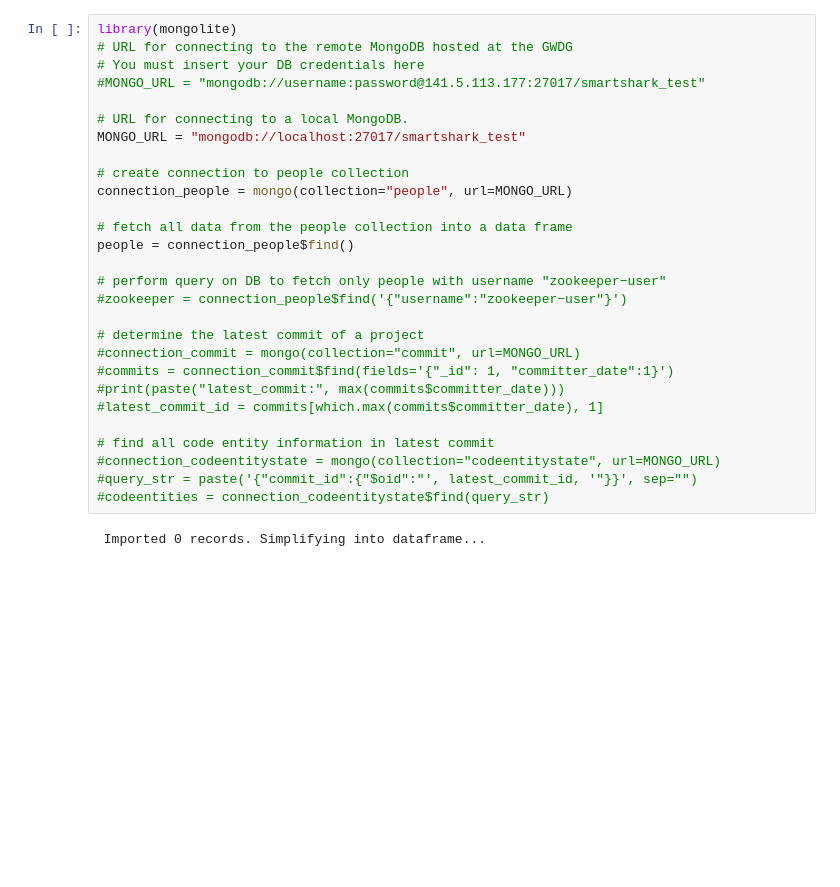
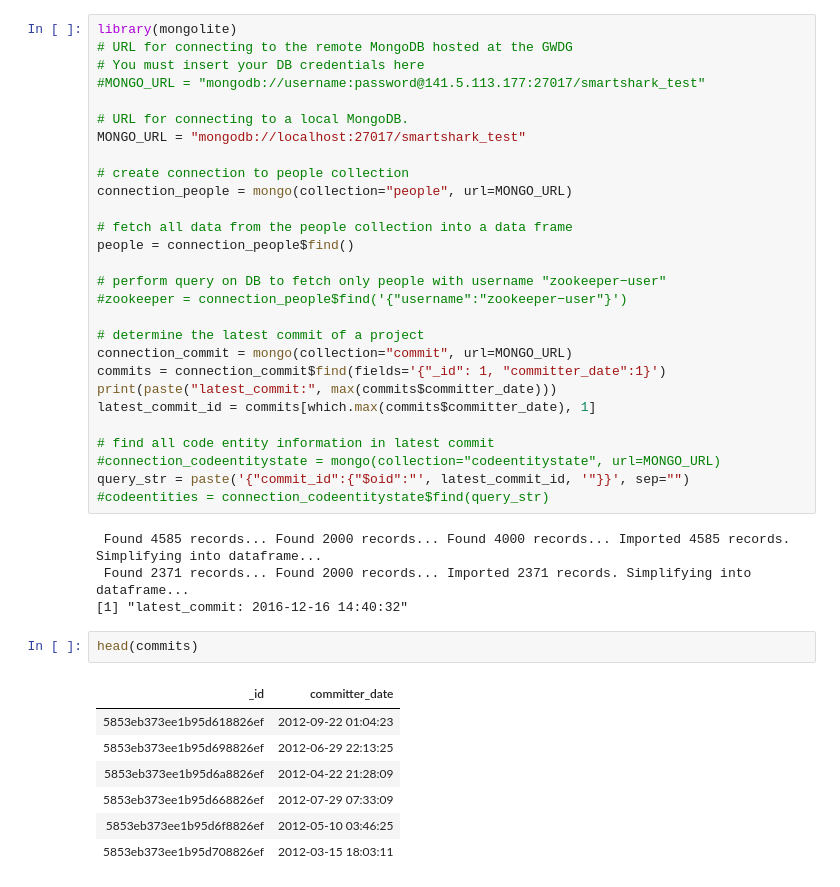
Before and after one commit to pmarszal/ZookeeperAnalysis, a Jupyter notebook: notebook-sketches/JustCheckingThatDBisokay.ipynb, the cells around one changed output. Cells and saved outputs as stored; diff of their text form; blank space fills up the shorter version.

Commit message:
Checked out the committable, frequencies are plotted

```diff
--- a/notebook-sketches/JustCheckingThatDBisokay.ipynb
+++ b/notebook-sketches/JustCheckingThatDBisokay.ipynb
@@ -17,14 +17,26 @@ people = connection_people$find()
 #zookeeper = connection_people$find('{"username":"zookeeper−user"}')
 
 # determine the latest commit of a project
-#connection_commit = mongo(collection="commit", url=MONGO_URL)
-#commits = connection_commit$find(fields='{"_id": 1, "committer_date":1}')
-#print(paste("latest_commit:", max(commits$committer_date)))
-#latest_commit_id = commits[which.max(commits$committer_date), 1]
+connection_commit = mongo(collection="commit", url=MONGO_URL)
+commits = connection_commit$find(fields='{"_id": 1, "committer_date":1}')
+print(paste("latest_commit:", max(commits$committer_date)))
+latest_commit_id = commits[which.max(commits$committer_date), 1]
 
 # find all code entity information in latest commit
 #connection_codeentitystate = mongo(collection="codeentitystate", url=MONGO_URL)
-#query_str = paste('{"commit_id":{"$oid":"', latest_commit_id, '"}}', sep="")
+query_str = paste('{"commit_id":{"$oid":"', latest_commit_id, '"}}', sep="")
 #codeentities = connection_codeentitystate$find(query_str)
 # %% [output]
- Imported 0 records. Simplifying into dataframe...
+ Found 4585 records... Found 2000 records... Found 4000 records... Imported 4585 records. Simplifying into dataframe...
+ Found 2371 records... Found 2000 records... Imported 2371 records. Simplifying into dataframe...
+[1] "latest_commit: 2016-12-16 14:40:32"
+# %%
+head(commits)
+# %% [output]
+| _id | committer_date |
+| 5853eb373ee1b95d618826ef | 2012-09-22 01:04:23 |
+| 5853eb373ee1b95d698826ef | 2012-06-29 22:13:25 |
+| 5853eb373ee1b95d6a8826ef | 2012-04-22 21:28:09 |
+| 5853eb373ee1b95d668826ef | 2012-07-29 07:33:09 |
+| 5853eb373ee1b95d6f8826ef | 2012-05-10 03:46:25 |
+| 5853eb373ee1b95d708826ef | 2012-03-15 18:03:11 |
```
Also changed, not shown: 3 other files.
